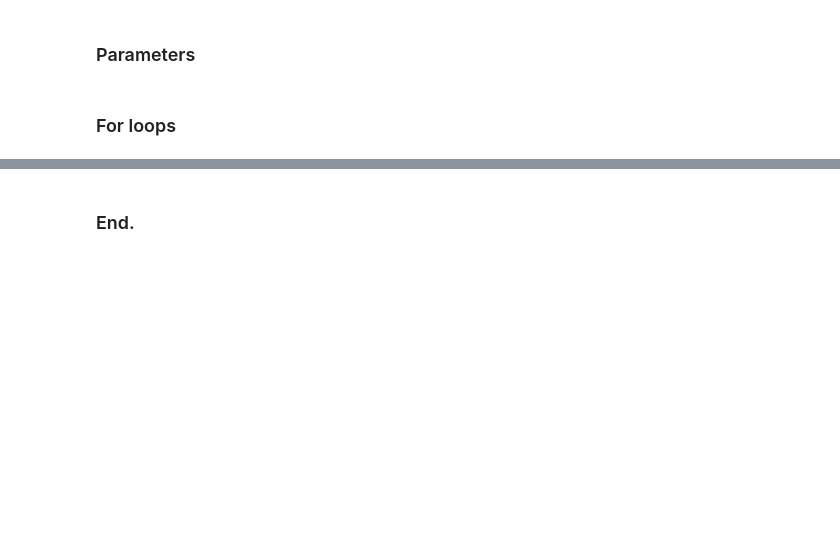
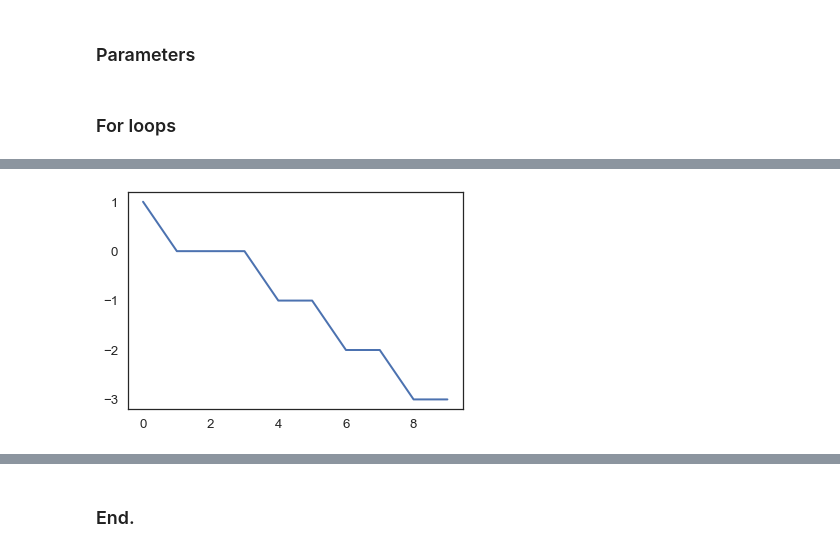
Before and after one commit to caiquemiranda/modeling-simulation-python, a Jupyter notebook: 02-Bike_share.ipynb, the cells around one changed output, grey strips where cells are left out. Saved outputs shown, nothing was run; the diff lists cells and outputs as text; code cells hidden in the pictures; blank space fills up the shorter version.

```diff
--- a/02-Bike_share.ipynb
+++ b/02-Bike_share.ipynb
@@ -132,0 +181,4 @@ if flip(p2):
+# %%
+plot(results, label='Olin');
+# %% [output]
+[figure, added]
```
Also changed, not shown: parts of 18 cells of this notebook.
